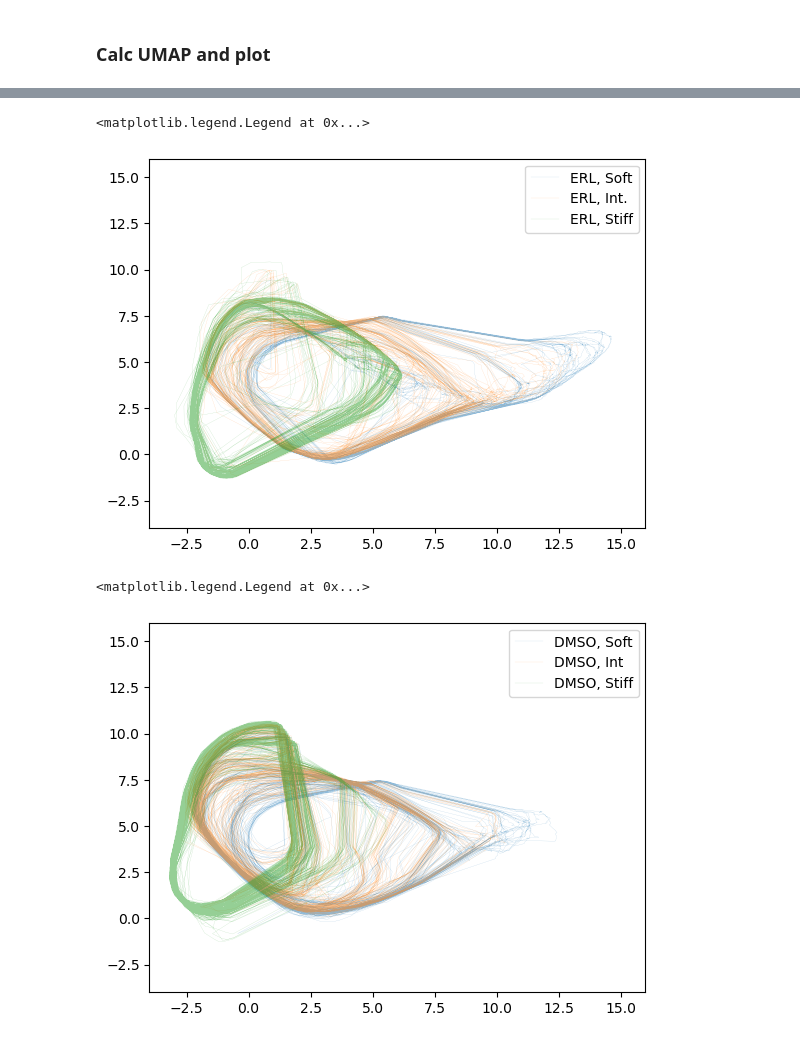
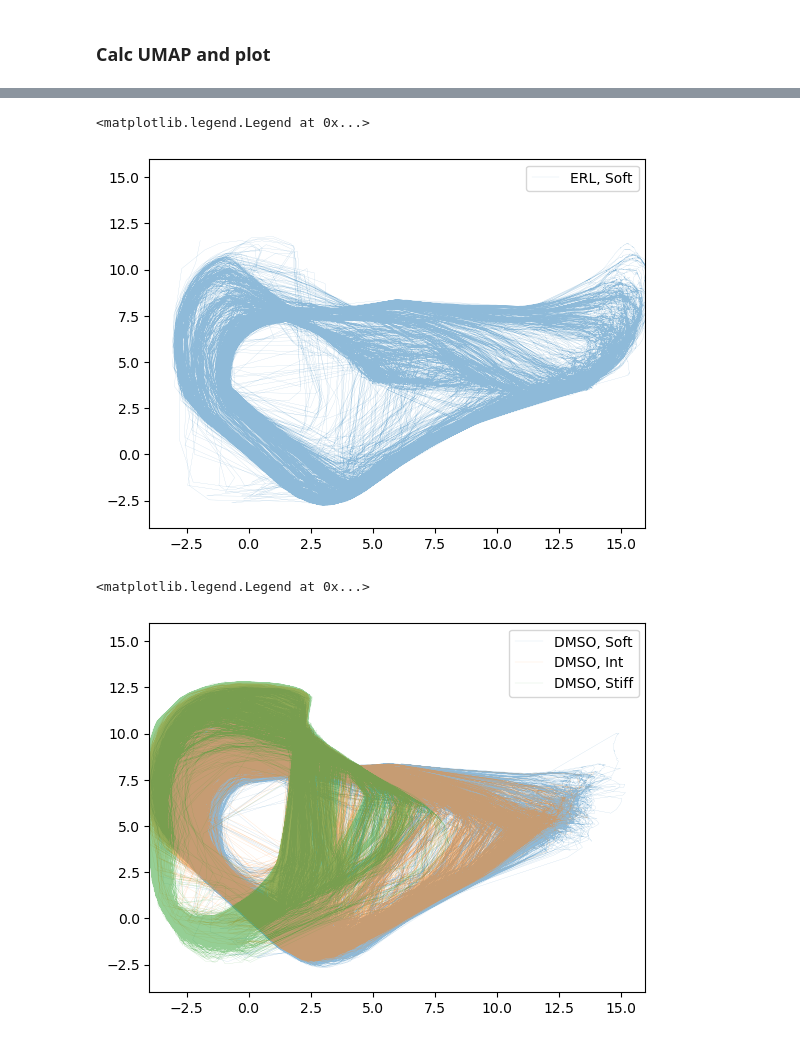
Before and after one commit to QuLab-VU/ECM_cell_cycle_model, a Jupyter notebook: Python/plotUMAP_proj.ipynb, the cells around one changed output, grey strips where cells are left out. Cells and saved outputs as stored; diff of their text form; code cells hidden in the pictures.

```diff
--- a/Python/plotUMAP_proj.ipynb
+++ b/Python/plotUMAP_proj.ipynb
@@ -233,11 +281,11 @@ min_d = 0.02
 # Important params to set the window size and step time distance
 init_dt = 0.1                # initial dt from the raw model output
 dt = 0.1                      # dt for umap window
-window = 5                    # window size in hours
-time_step = 1               # time step between windows
+window = 2                    # window size in hours
+time_step = 0.5               # time step between windows
 
 #umap params
-neighbs = 50
+neighbs = 25
 min_d = 0.05
 
 #reducer save name
@@ -498,15 +1112,15 @@ Text(0.06, 0.77, 'Soft')
 # %%
 trk_len = int(len(all_prot_tmp)/6)
 fig = plt.figure()
 plt.plot(embedding_all_prot[1*trk_len:2*trk_len,0], embedding_all_prot[1*trk_len:2*trk_len,1], lw=0.1, alpha=0.5, label='ERL, Soft')
-plt.plot(embedding_all_prot[3*trk_len:4*trk_len,0], embedding_all_prot[3*trk_len:4*trk_len,1], lw=0.1, alpha=0.5, label='ERL, Int.')
-plt.plot(embedding_all_prot[5*trk_len:6*trk_len,0], embedding_all_prot[5*trk_len:6*trk_len,1], lw=0.1, alpha=0.5, label='ERL, Stiff')
+#plt.plot(embedding_all_prot[3*trk_len:4*trk_len,0], embedding_all_prot[3*trk_len:4*trk_len,1], lw=0.1, alpha=0.5, label='ERL, Int.')
+#plt.plot(embedding_all_prot[5*trk_len:6*trk_len,0], embedding_all_prot[5*trk_len:6*trk_len,1], lw=0.1, alpha=0.5, label='ERL, Stiff')
 plt.xlim(-4, 16)
 plt.ylim(-4, 16)
 plt.legend()
 # %% [output]
 <matplotlib.legend.Legend at 0x...>
-[figure, old version]
+[figure, new version]
 # %%
 trk_len = int(len(all_prot_tmp)/6)
 fig = plt.figure()
@@ -518,6 +1132,6 @@ plt.ylim(-4, 16)
 plt.legend()
 # %% [output]
 <matplotlib.legend.Legend at 0x...>
-[figure, old version]
+[figure, new version]
 # %%
 all_prot_tmp.shape
```
Also changed, not shown: parts of 84 cells of this notebook.
